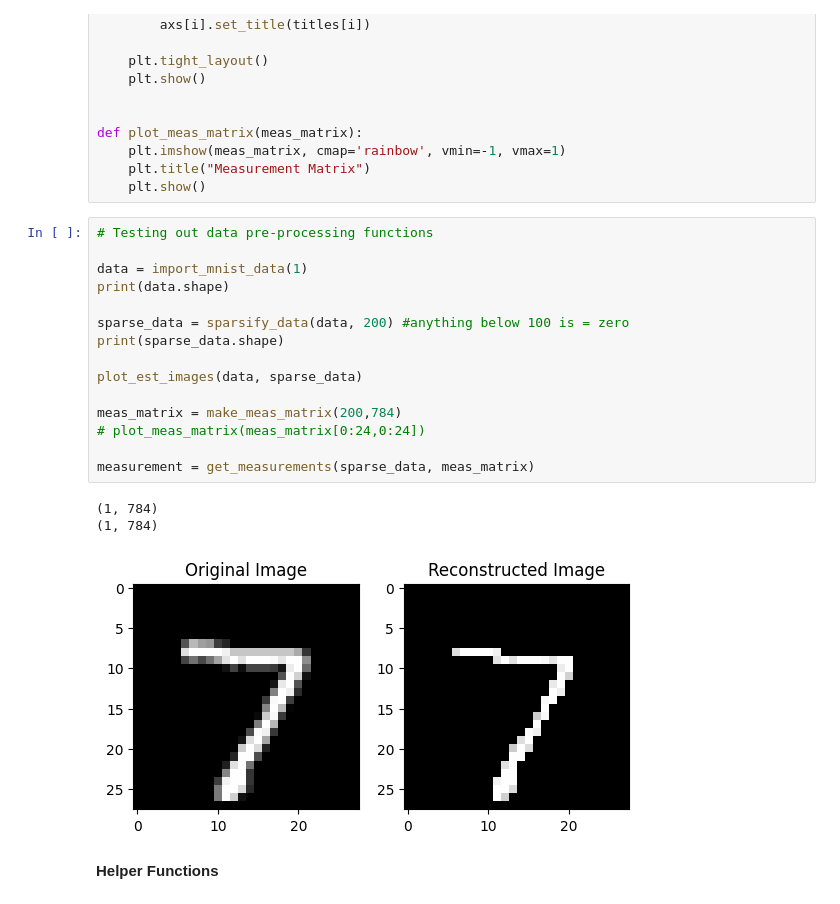
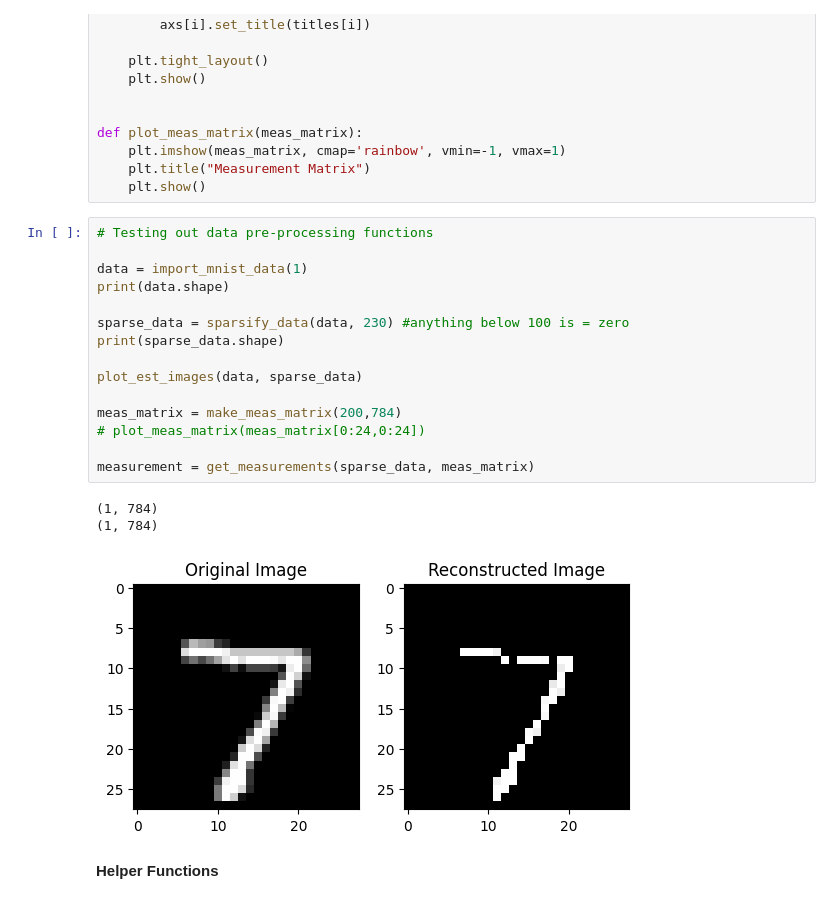
Before and after one commit to josephine-king/EE4740_ImageCompression, a Jupyter notebook: image_compression.ipynb, the cells around one changed output. Drawn from its saved outputs; the diff is of its cells as text.

```diff
--- a/image_compression.ipynb
+++ b/image_compression.ipynb
@@ -81,22 +81,22 @@ def plot_meas_matrix(meas_matrix):
 # %%
 # Testing out data pre-processing functions
 
 data = import_mnist_data(1)
 print(data.shape)
 
-sparse_data = sparsify_data(data, 200) #anything below 100 is = zero
+sparse_data = sparsify_data(data, 230) #anything below 100 is = zero
 print(sparse_data.shape)
 
 plot_est_images(data, sparse_data)
 
 meas_matrix = make_meas_matrix(200,784)
 # plot_meas_matrix(meas_matrix[0:24,0:24])
 
 measurement = get_measurements(sparse_data, meas_matrix)
 # %% [output]
 (1, 784)
 (1, 784)
-[figure, old version]
+[figure, new version]
 # %% [markdown]
 **Helper Functions**
 # %%
```
Also changed, not shown: parts of 8 cells of this notebook.
